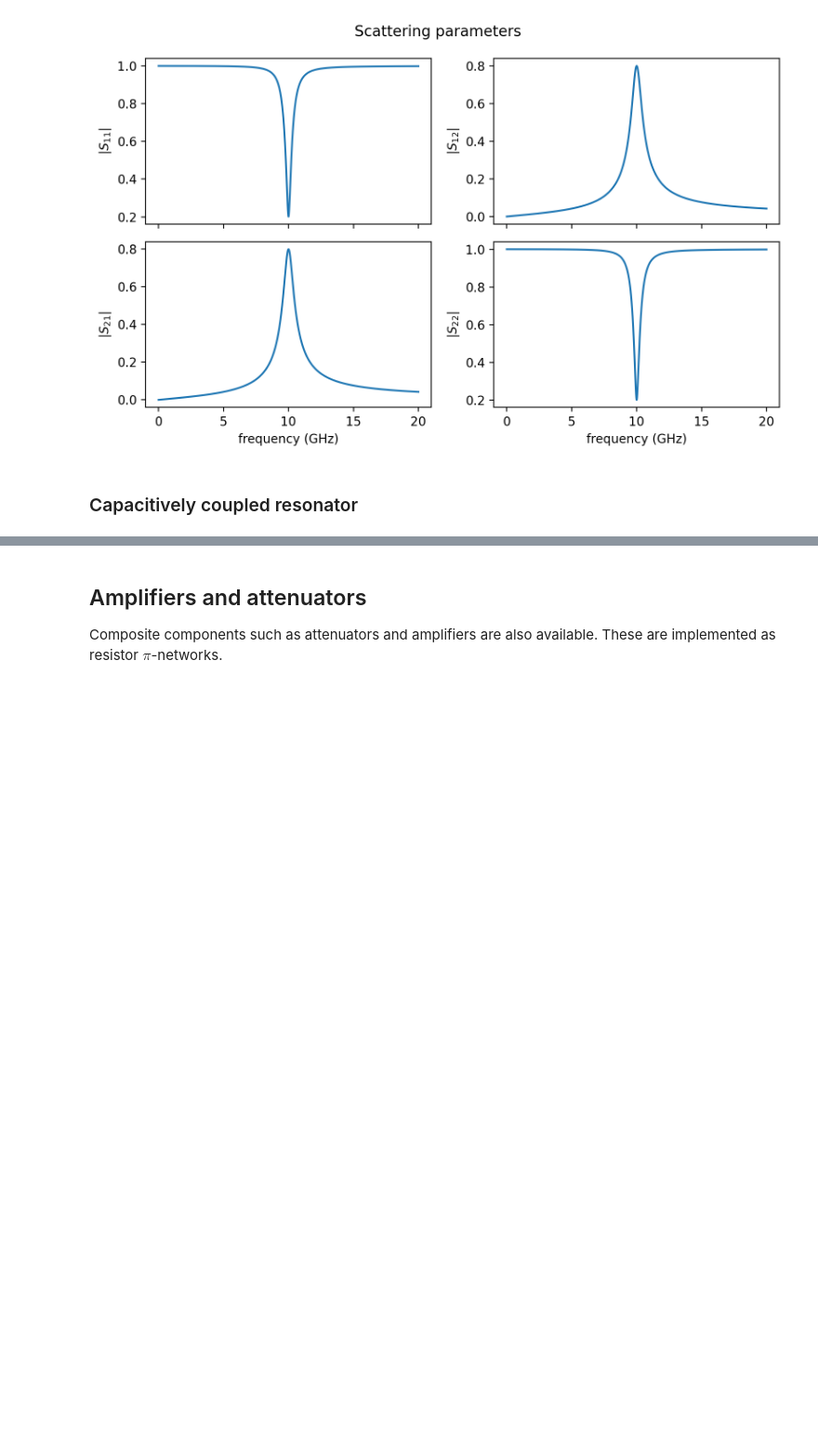
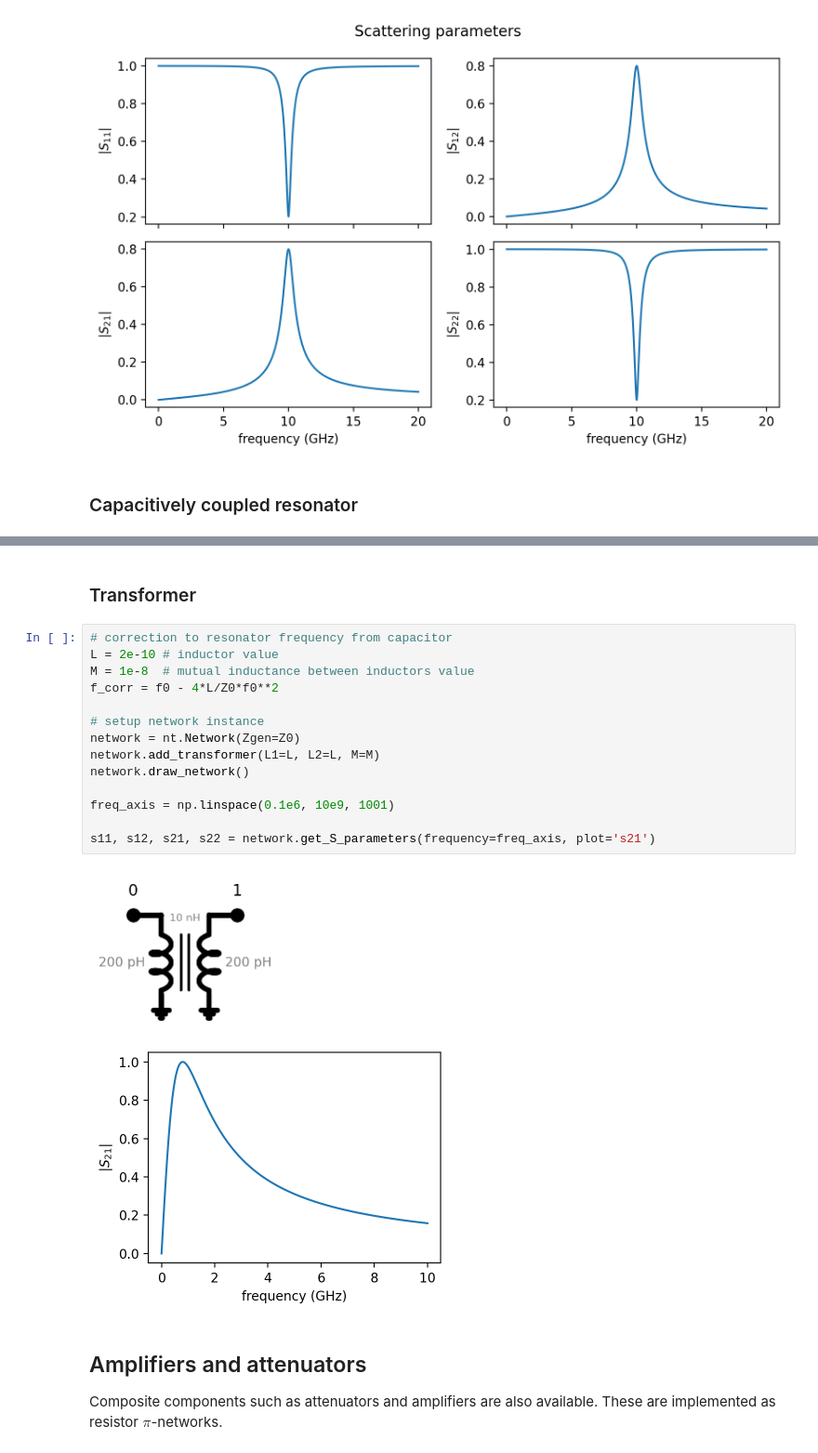
Before and after one commit to jorgemfm27/Network_analysis, a Jupyter notebook: tutorial_nb.ipynb, the cells around one changed output, grey strips where cells are left out. Shown at 93% size. Drawn from its saved outputs; the diff is of its cells as text; blank space fills up the shorter version.

```diff
--- a/tutorial_nb.ipynb
+++ b/tutorial_nb.ipynb
@@ -95,3 +116,22 @@ s11, s12, s21, s22 = network.get_S_parameters(frequency=np.linspace(-5e6, 5e6,10
+# %% [markdown]
+### Transformer
+# %%
+# correction to resonator frequency from capacitor
+L = 2e-10 # inductor value
+M = 1e-8  # mutual inductance between inductors value
+f_corr = f0 - 4*L/Z0*f0**2
+
+# setup network instance
+network = nt.Network(Zgen=Z0)
+network.add_transformer(L1=L, L2=L, M=M)
+network.draw_network()
+
+freq_axis = np.linspace(0.1e6, 10e9, 1001)
+
+s11, s12, s21, s22 = network.get_S_parameters(frequency=freq_axis, plot='s21')
+# %% [output]
+[figure, added]
+[figure, added]
 # %% [markdown]
 ## Amplifiers and attenuators
 
```
Also changed, not shown: parts of 5 cells of this notebook.
